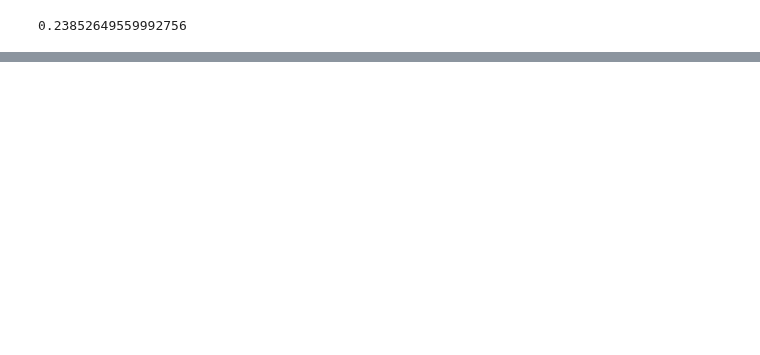
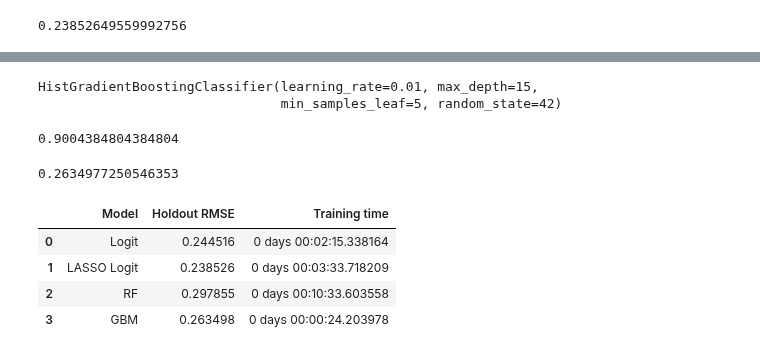
Before and after one commit to viethngn/Data_Analysis_3_ECBS5171, a Jupyter notebook: assignment3/assignment3_viethngn.ipynb, the cells around one changed output, grey strips where cells are left out. Drawn from its saved outputs; the diff is of its cells as text; code cells hidden in the pictures; blank space fills up the shorter version.

Commit message:
Add the RF and GBM models and test the RMSE for the holdout set

```diff
--- a/assignment3/assignment3_viethngn.ipynb
+++ b/assignment3/assignment3_viethngn.ipynb
@@ -511,0 +539,3 @@ mean_squared_error(lasso_pipe.predict(holdout_set[categorical_columns + croot_nu
+# %%
+prob_rf_holdout_rmse = mean_squared_error(prob_forest_pipe.predict(holdout_set[categorical_columns + croot_numerical_columns]), holdout_set['default'], squared=False)
+prob_rf_holdout_rmse
@@ -511,0 +546,25 @@ mean_squared_error(lasso_pipe.predict(holdout_set[categorical_columns + croot_nu
+# %%
+from sklearn.ensemble import HistGradientBoostingClassifier
+
+# gbm_grid = {"max_depth": [5, 10, 15], "min_samples_leaf": [5, 10, 15], "max_features": [8, 10, 12]}
+gbm_grid = {"max_depth": [12, 15, 18, 21], "min_samples_leaf": [5, 6, 7], 'learning_rate': [0.1, 0.01, 0.001]}
+
+gbm = HistGradientBoostingClassifier(
+    random_state = 42)
+
+gbm_search = GridSearchCV(
+    gbm,
+    gbm_grid,
+    cv=5,
+    refit='accuracy',
+    scoring = ['accuracy', 'roc_auc', 'neg_brier_score'],
+    n_jobs=-1)
+
+gbm_pipe = Pipeline(
+    [("preprocess", preprocessing), ("regressor", gbm_search)], verbose=True
+)
+# %%
+start_time = datetime.now()
+gbm_results = gbm_pipe.fit(training_set[categorical_columns + croot_numerical_columns], training_set.default)
+gbm1_time = datetime.now() - start_time
+gbm_results
@@ -511,0 +592,26 @@ mean_squared_error(lasso_pipe.predict(holdout_set[categorical_columns + croot_nu
+# %%
+gbm_search.best_estimator_
+# %% [output]
+HistGradientBoostingClassifier(learning_rate=0.01, max_depth=15,
+                               min_samples_leaf=5, random_state=42)
+# %%
+gbm_search.best_score_
+# %% [output]
+0.9004384804384804
+# %%
+gbm_holdout_rmse = mean_squared_error(gbm_pipe.predict(holdout_set[categorical_columns + croot_numerical_columns]), holdout_set['default'], squared=False)
+gbm_holdout_rmse
+# %% [output]
+0.2634977250546353
+# %%
+# best estimator on holdout set
+diag_df = pd.DataFrame({'Model': ['Logit', 'LASSO Logit', 'RF', 'GBM'],
+                        'Holdout RMSE': [logit_holdout_rmse, lasso_holdout_rmse, prob_rf_holdout_rmse, gbm_holdout_rmse],
+                        'Training time': [logit3_time, lasso3_time, prob_forest1_time, gbm1_time]})
+diag_df
+# %% [output]
+|  | Model | Holdout RMSE | Training time |
+| 0 | Logit | 0.244516 | 0 days 00:02:15.338164 |
+| 1 | LASSO Logit | 0.238526 | 0 days 00:03:33.718209 |
+| 2 | RF | 0.297855 | 0 days 00:10:33.603558 |
+| 3 | GBM | 0.263498 | 0 days 00:00:24.203978 |
```
Also changed, not shown: parts of 24 cells of this notebook.
